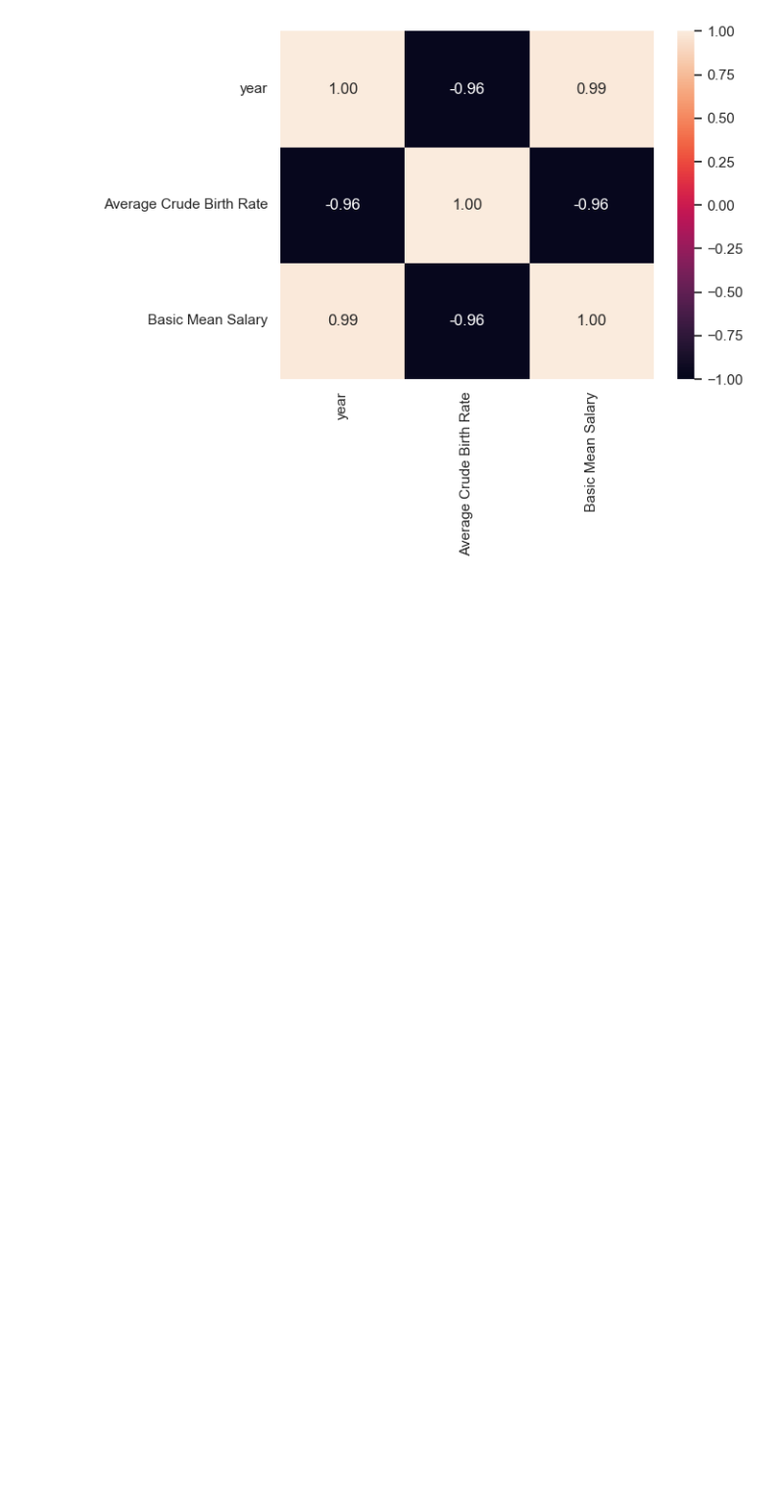
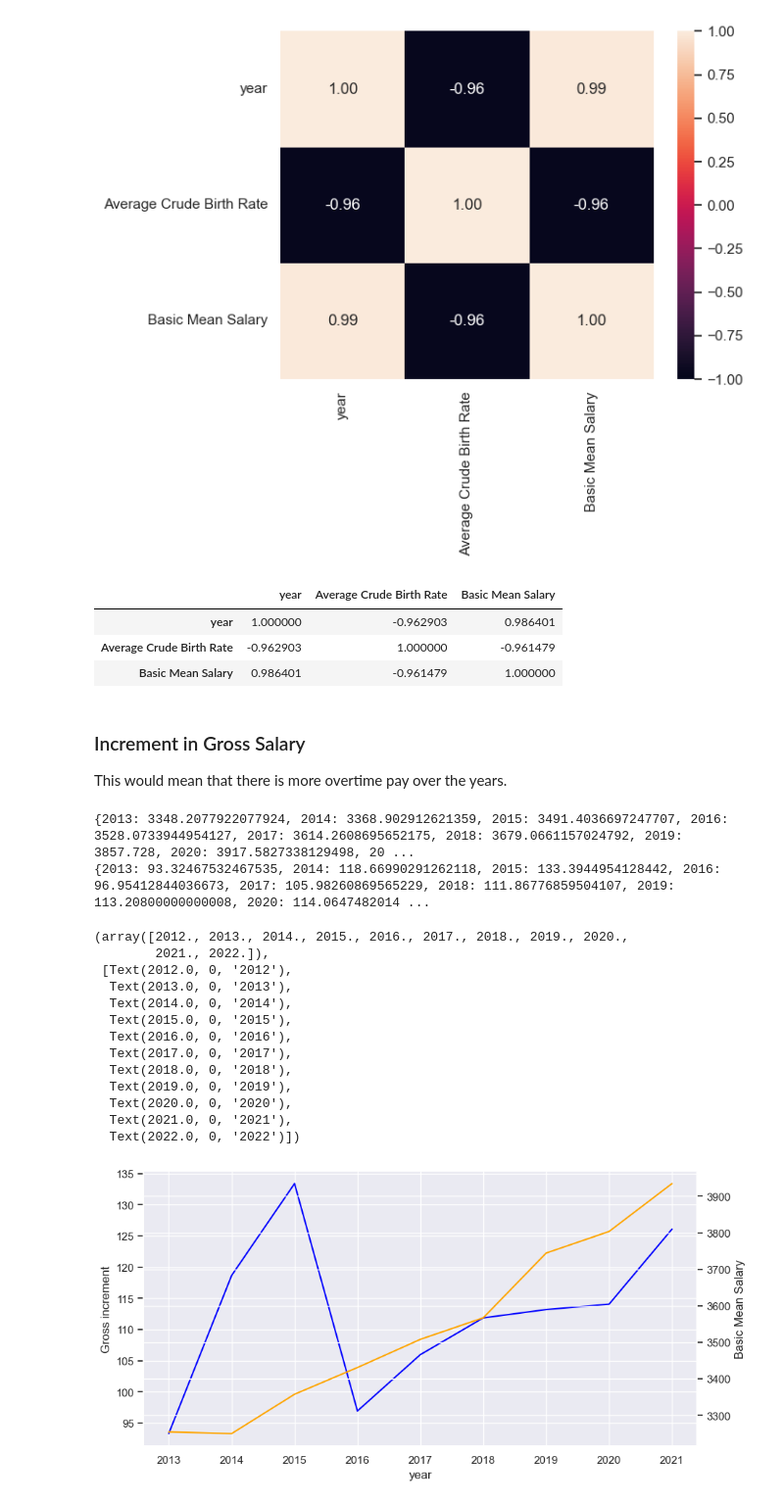
Before and after one commit to ShondoKu/EE5087-Mini-Project, a Jupyter notebook: EE5087_GroupProj.ipynb, the cells around one changed output. Shown: that part at 98% size. Cells and saved outputs as stored; diff of their text form; code cells hidden in the pictures; blank space fills up the shorter version.

```diff
--- a/EE5087_GroupProj.ipynb
+++ b/EE5087_GroupProj.ipynb
@@ -96,3 +85,62 @@ sb.heatmap(jointDF.corr(), vmin = -1, vmax = 1, annot = True, fmt=".2f")
 # %% [output]
 <AxesSubplot: >
 [figure]
+# %%
+jointDF.corr()
+# %% [output]
+|  | year | Average Crude Birth Rate | Basic Mean Salary |
+| year | 1.000000 | -0.962903 | 0.986401 |
+| Average Crude Birth Rate | -0.962903 | 1.000000 | -0.961479 |
+| Basic Mean Salary | 0.986401 | -0.961479 | 1.000000 |
+# %% [markdown]
+### Increment in Gross Salary
+This would mean that there is more overtime pay over the years.
+# %%
+gross_salary_Rate = pd.DataFrame(graduate_Salary_Data[['year','gross_monthly_mean']])
+gross_salary_Rate = gross_salary_Rate[gross_salary_Rate["gross_monthly_mean"].str.contains("na")==False]
+gross_mean_SalaryperYear = {}
+for x in gross_salary_Rate['year']:
+    gross_salary_Rate_mean = gross_salary_Rate.query('year == ' + str(x))['gross_monthly_mean'].astype(int).mean()
+    gross_mean_SalaryperYear[x] = gross_salary_Rate_mean
+print(gross_mean_SalaryperYear)
+
+gross_increment_salaryperYear = {}
+for x in gross_mean_SalaryperYear:
+    increment_gross = (gross_mean_SalaryperYear[x] - averge_basic_SalaryperYear[x])
+    gross_increment_salaryperYear[x] = increment_gross
+print(gross_increment_salaryperYear)
+
+
+df_gross_increment_SalaryperYear = pd.DataFrame(gross_increment_salaryperYear.items(), columns=['year', 'Gross increment'])
+
+'''f = plt.figure(figsize=(16, 8))
+sb.lineplot(data = df_gross_increment_SalaryperYear, x = 'year', y = 'Gross increment')'''
+
+fig=plt.figure(figsize=(10,5))
+ax1 = fig.add_subplot(111)
+ax2 = ax1.twinx()
+jointDF_grossIncrement_averageSalary = pd.merge(df_gross_increment_SalaryperYear,df_averge_basic_SalaryperYear, on = 'year')
+
+# changes here
+sb.lineplot(x = 'year', y = 'Gross increment',data=jointDF_grossIncrement_averageSalary,color='blue',ax=ax1)
+sb.lineplot(x = 'year', y = 'Basic Mean Salary' ,data=jointDF_grossIncrement_averageSalary,color='orange',ax=ax2)
+
+# and here
+plt.xticks(rotation=60)
+# %% [output]
+{2013: 3348.2077922077924, 2014: 3368.902912621359, 2015: 3491.4036697247707, 2016: 3528.0733944954127, 2017: 3614.2608695652175, 2018: 3679.0661157024792, 2019: 3857.728, 2020: 3917.5827338129498, 20 ...
+{2013: 93.32467532467535, 2014: 118.66990291262118, 2015: 133.3944954128442, 2016: 96.95412844036673, 2017: 105.98260869565229, 2018: 111.86776859504107, 2019: 113.20800000000008, 2020: 114.0647482014 ...
+(array([2012., 2013., 2014., 2015., 2016., 2017., 2018., 2019., 2020.,
+        2021., 2022.]),
+ [Text(2012.0, 0, '2012'),
+  Text(2013.0, 0, '2013'),
+  Text(2014.0, 0, '2014'),
+  Text(2015.0, 0, '2015'),
+  Text(2016.0, 0, '2016'),
+  Text(2017.0, 0, '2017'),
+  Text(2018.0, 0, '2018'),
+  Text(2019.0, 0, '2019'),
+  Text(2020.0, 0, '2020'),
+  Text(2021.0, 0, '2021'),
+  Text(2022.0, 0, '2022')])
+[figure, added]
```
Also changed, not shown: parts of 8 cells of this notebook, 1 other file.
